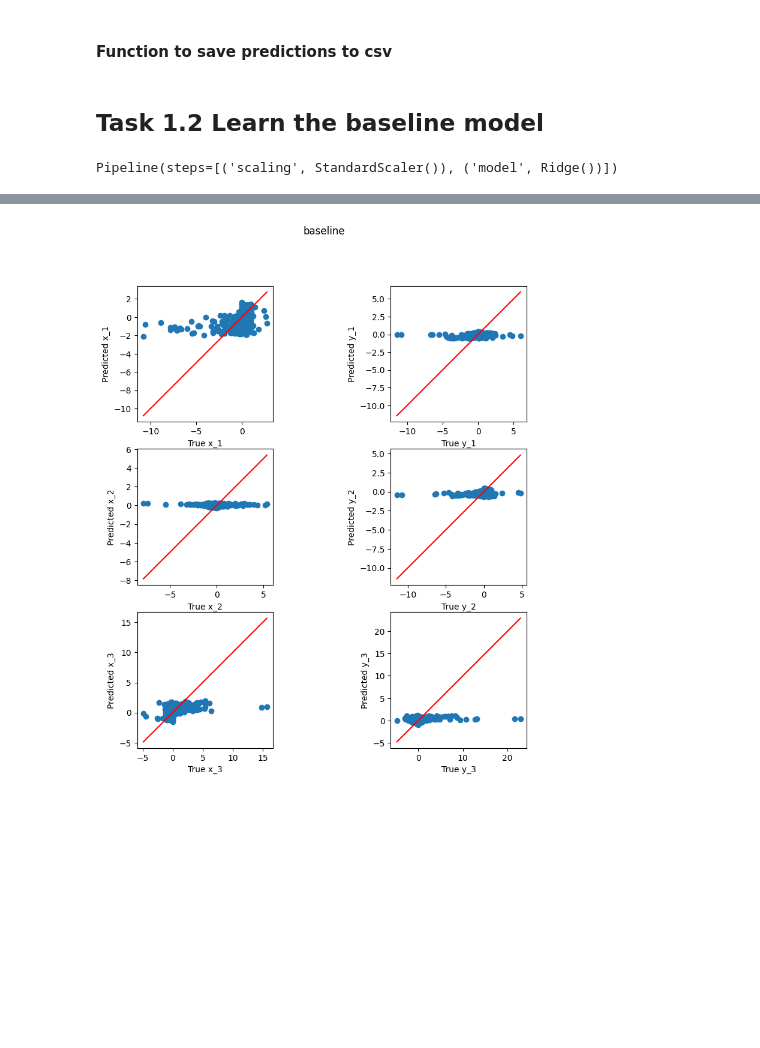
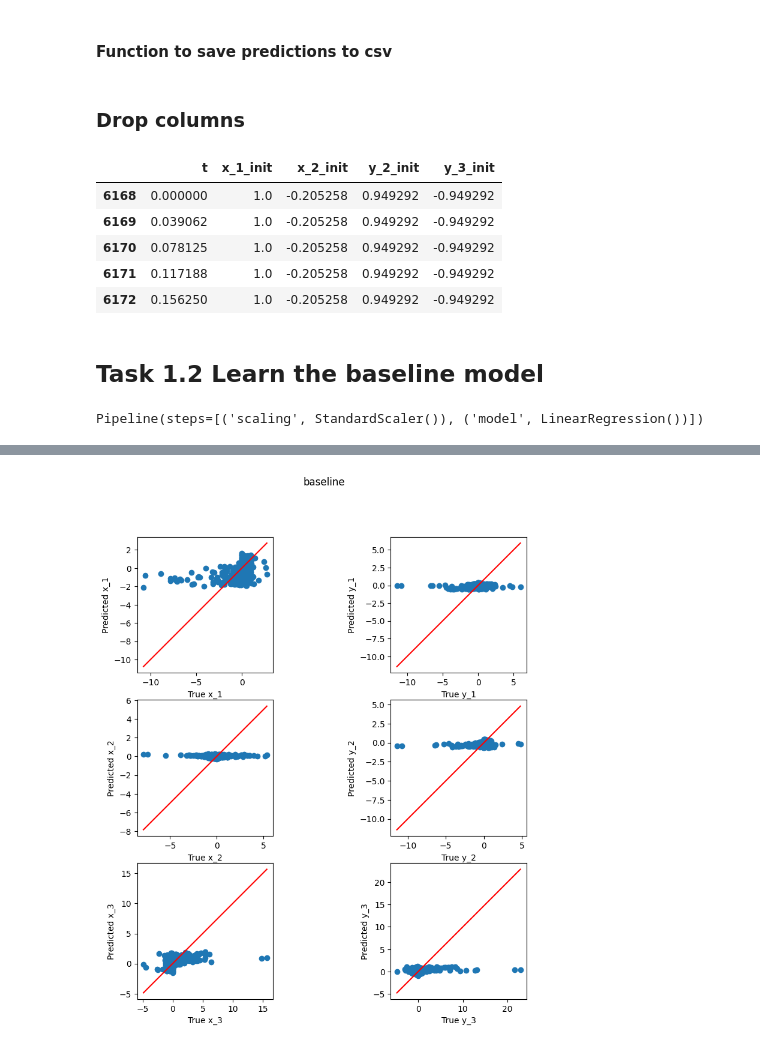
Before and after one commit to AgnJed/ML_the_3-body_problem, a Jupyter notebook: machine-learning-nova-1.ipynb, the cells around one changed output, grey strips where cells are left out. Saved outputs shown, nothing was run; the diff lists cells and outputs as text; code cells hidden in the pictures; blank space fills up the shorter version.

```diff
--- a/machine-learning-nova-1.ipynb
+++ b/machine-learning-nova-1.ipynb
@@ -218,3 +222,5 @@ def save_predictions_to_csv(predictions: np.ndarray, output_file_name: str):
     predictions_df = pd.DataFrame(predictions, columns=["x_1", "y_1", "x_2", "y_2", "x_3", "y_3"])
     predictions_df.insert(0, 'Id', range(len(predictions_df)))
     predictions_df.to_csv("./output/csv/"+output_file_name+".csv", index=False)
+# %% [markdown]
+### Drop columns
@@ -221,3 +234,12 @@ def save_predictions_to_csv(predictions: np.ndarray, output_file_name: str):
+# %%
+input_validation.head()
+# %% [output]
+|  | t | x_1_init | x_2_init | y_2_init | y_3_init |
+| 6168 | 0.000000 | 1.0 | -0.205258 | 0.949292 | -0.949292 |
+| 6169 | 0.039062 | 1.0 | -0.205258 | 0.949292 | -0.949292 |
+| 6170 | 0.078125 | 1.0 | -0.205258 | 0.949292 | -0.949292 |
+| 6171 | 0.117188 | 1.0 | -0.205258 | 0.949292 | -0.949292 |
+| 6172 | 0.156250 | 1.0 | -0.205258 | 0.949292 | -0.949292 |
 # %% [markdown]
 ## Task 1.2 Learn the baseline model
 # %%
@@ -237,10 +259,10 @@ from sklearn.pipeline import Pipeline
 pipe = Pipeline(
     [
             ('scaling', StandardScaler()),
-            ("model", modelRidge)
+            ("model", model)
     ])
 pipe
 # %% [output]
-Pipeline(steps=[('scaling', StandardScaler()), ('model', Ridge())])
+Pipeline(steps=[('scaling', StandardScaler()), ('model', LinearRegression())])
 # %%
 from sklearn.metrics import root_mean_squared_error
```
Also changed, not shown: parts of 23 cells of this notebook, 1 other file.
